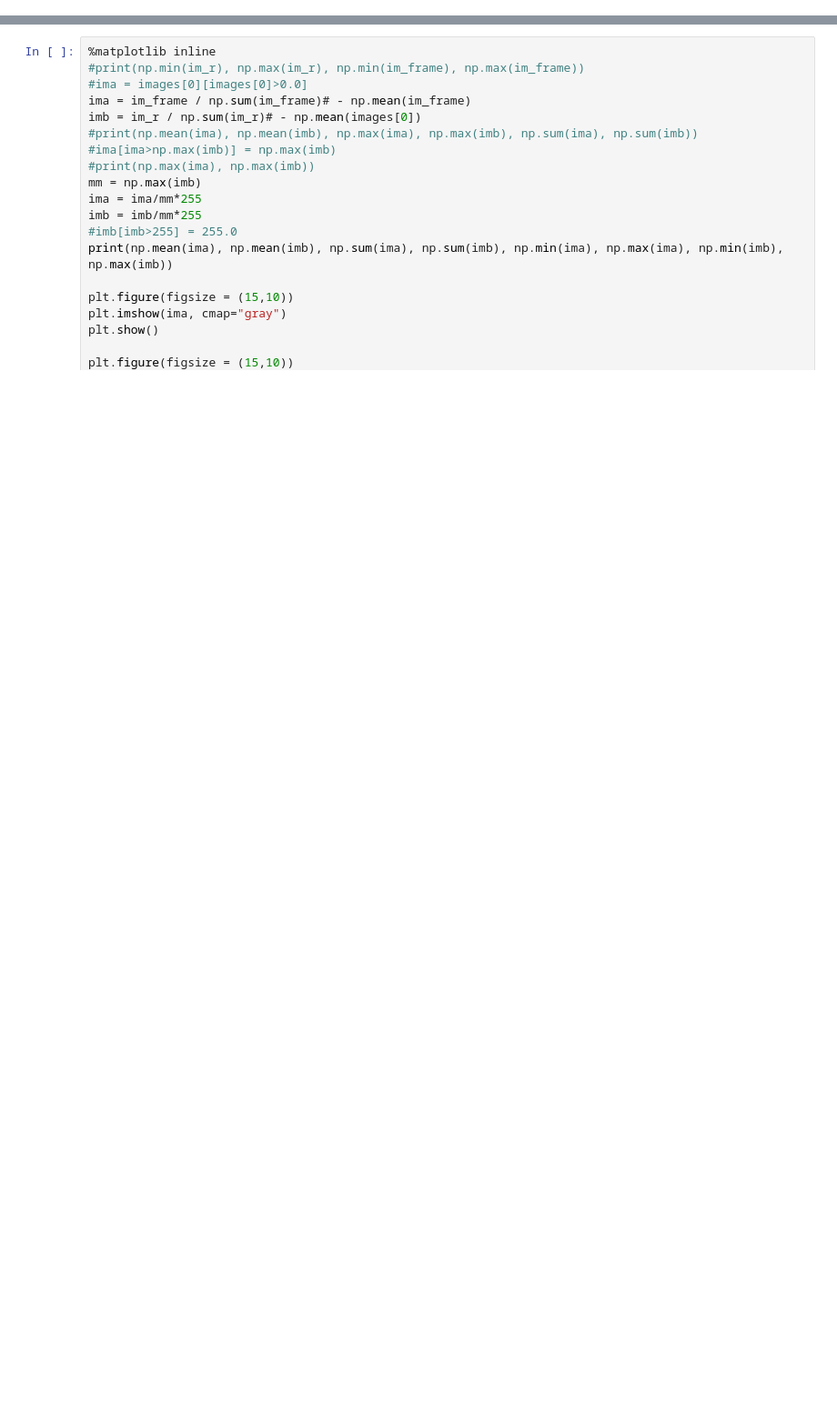
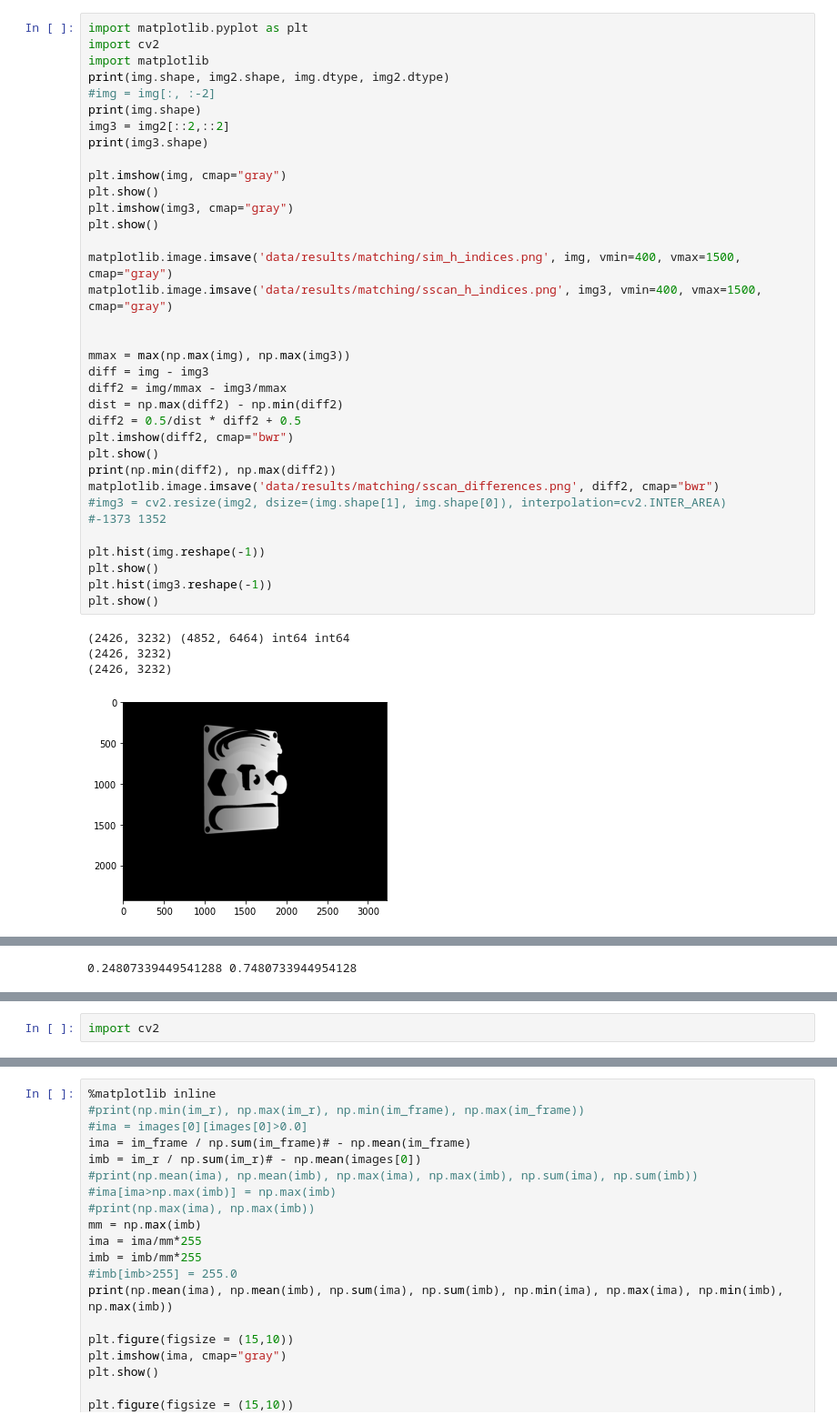
Before and after one commit to geometryprocessing/scanner-sim, a Jupyter notebook: processing/postprocessing.ipynb, the cells around one changed output, grey strips where cells are left out. Shown at 91% size. Drawn from its saved outputs; the diff is of its cells as text; blank space fills up the shorter version.

```diff
--- a/processing/postprocessing.ipynb
+++ b/processing/postprocessing.ipynb
@@ -0,0 +89,40 @@
+# %%
+import matplotlib.pyplot as plt
+import cv2
+import matplotlib
+print(img.shape, img2.shape, img.dtype, img2.dtype)
+#img = img[:, :-2]
+print(img.shape)
+img3 = img2[::2,::2]
+print(img3.shape)
+
+plt.imshow(img, cmap="gray")
+plt.show()
+plt.imshow(img3, cmap="gray")
+plt.show()
+
+matplotlib.image.imsave('data/results/matching/sim_h_indices.png', img, vmin=400, vmax=1500, cmap="gray")
+matplotlib.image.imsave('data/results/matching/sscan_h_indices.png', img3, vmin=400, vmax=1500, cmap="gray")
+
+
+mmax = max(np.max(img), np.max(img3))
+diff = img - img3
+diff2 = img/mmax - img3/mmax
+dist = np.max(diff2) - np.min(diff2)
+diff2 = 0.5/dist * diff2 + 0.5
+plt.imshow(diff2, cmap="bwr")
+plt.show()
+print(np.min(diff2), np.max(diff2))
+matplotlib.image.imsave('data/results/matching/sscan_differences.png', diff2, cmap="bwr")
+#img3 = cv2.resize(img2, dsize=(img.shape[1], img.shape[0]), interpolation=cv2.INTER_AREA)
+#-1373 1352
+
+plt.hist(img.reshape(-1))
+plt.show()
+plt.hist(img3.reshape(-1))
+plt.show()
+# %% [output]
+(2426, 3232) (4852, 6464) int64 int64
+(2426, 3232)
+(2426, 3232)
+[figure, added]
@@ -0,0 +131 @@
+0.24807339449541288 0.7480733944954128
@@ -0,0 +134,2 @@
+# %%
+import cv2
```
Also changed, not shown: parts of 6 cells of this notebook, 5 other files.
